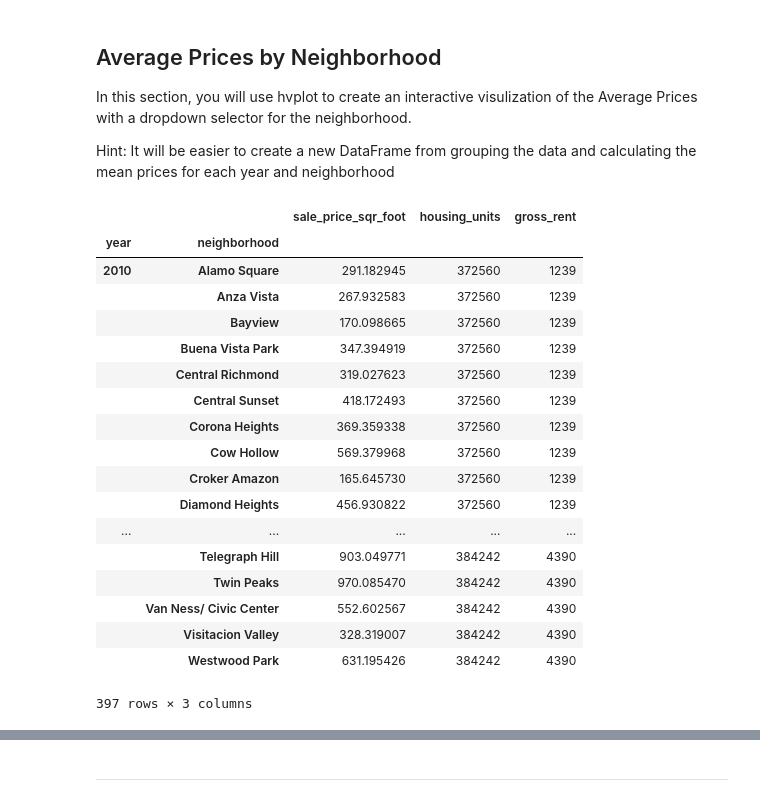
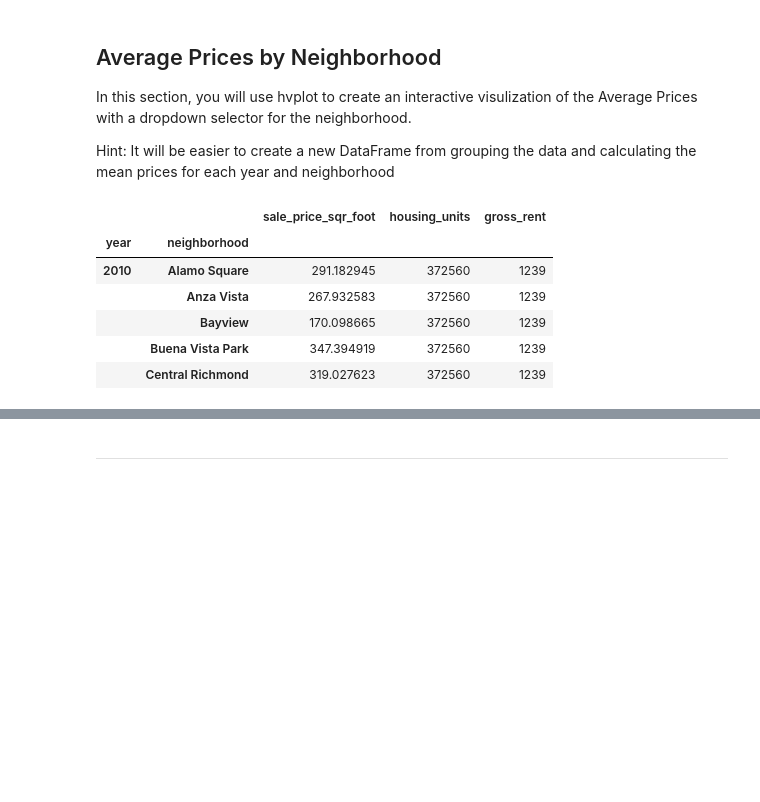
Before and after one commit to markmurdock11/pyviz, a Jupyter notebook: 06-PyViz/Instructions/Starter_Code/rental_analysis.ipynb, the cells around one changed output, grey strips where cells are left out. Drawn from its saved outputs; the diff is of its cells as text; code cells hidden in the pictures; blank space fills up the shorter version.

```diff
--- a/06-PyViz/Instructions/Starter_Code/rental_analysis.ipynb
+++ b/06-PyViz/Instructions/Starter_Code/rental_analysis.ipynb
@@ -132,29 +132,17 @@ Hint: It will be easier to create a new DataFrame from grouping the data and cal
 # %%
 # Group by year and neighborhood and then create a new dataframe of the mean values
 # YOUR CODE HERE!
 
 avg_price_neighborhood = sfo_data.groupby(by= ["year"]+["neighborhood"]).mean()
-avg_price_neighborhood
+avg_price_neighborhood.head()
 # %% [output]
 |  |  | sale_price_sqr_foot | housing_units | gross_rent |
 | year | neighborhood |  |  |  |
 | 2010 | Alamo Square | 291.182945 | 372560 | 1239 |
 |  | Anza Vista | 267.932583 | 372560 | 1239 |
 |  | Bayview | 170.098665 | 372560 | 1239 |
 |  | Buena Vista Park | 347.394919 | 372560 | 1239 |
 |  | Central Richmond | 319.027623 | 372560 | 1239 |
-|  | Central Sunset | 418.172493 | 372560 | 1239 |
-|  | Corona Heights | 369.359338 | 372560 | 1239 |
-|  | Cow Hollow | 569.379968 | 372560 | 1239 |
-|  | Croker Amazon | 165.645730 | 372560 | 1239 |
-|  | Diamond Heights | 456.930822 | 372560 | 1239 |
-| ... | ... | ... | ... | ... |
-|  | Telegraph Hill | 903.049771 | 384242 | 4390 |
-|  | Twin Peaks | 970.085470 | 384242 | 4390 |
-|  | Van Ness/ Civic Center | 552.602567 | 384242 | 4390 |
-|  | Visitacion Valley | 328.319007 | 384242 | 4390 |
-|  | Westwood Park | 631.195426 | 384242 | 4390 |
-397 rows × 3 columns
 # %%
 # Use hvplot to create an interactive line chart of the average price per sq ft.
 # The plot should have a dropdown selector for the neighborhood
```
Also changed, not shown: parts of 6 cells of this notebook.
